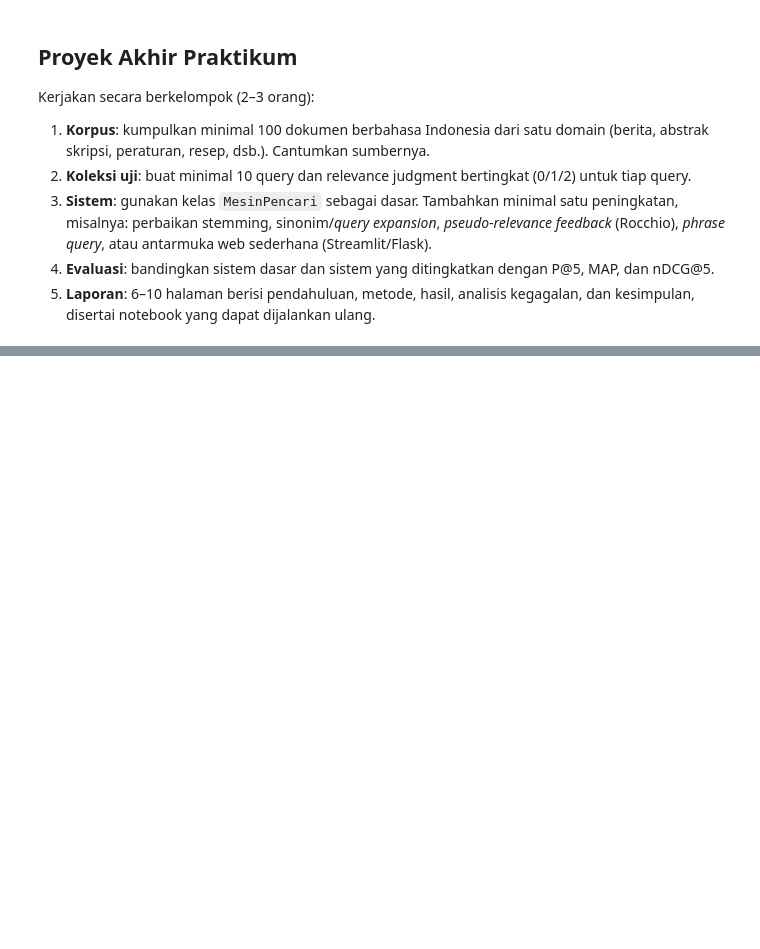
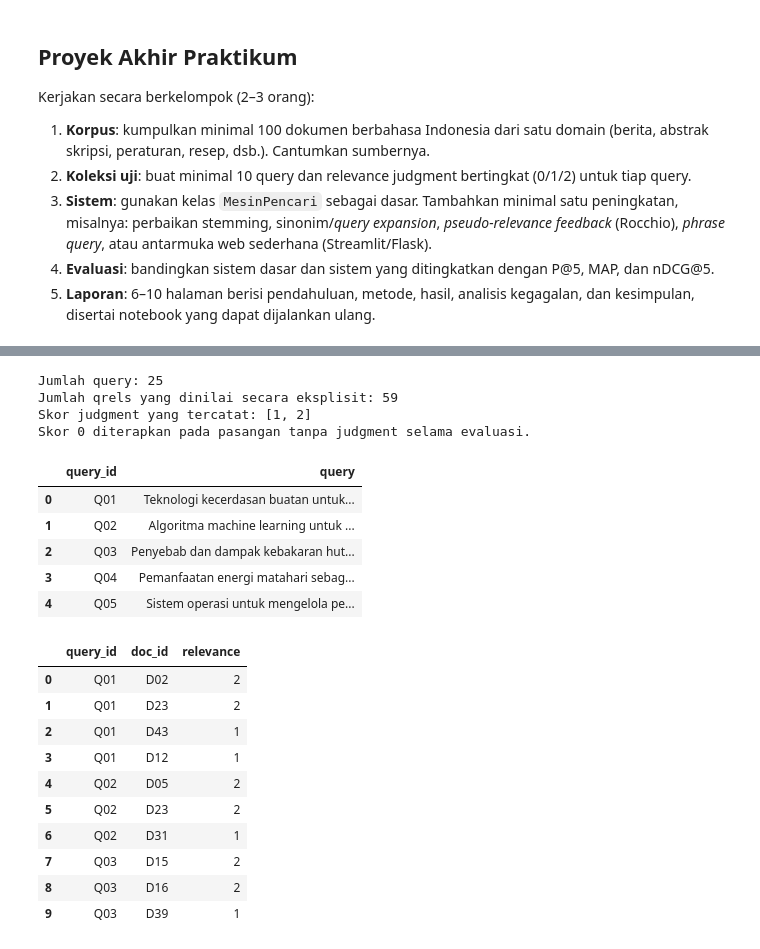
Before and after one commit to uccuuu/Project-STKI, a Jupyter notebook: notebooks/07_mesin_pencari.ipynb, the cells around one changed output, grey strips where cells are left out. Saved outputs shown, nothing was run; the diff lists cells and outputs as text; code cells hidden in the pictures; blank space fills up the shorter version.

```diff
--- a/notebooks/07_mesin_pencari.ipynb
+++ b/notebooks/07_mesin_pencari.ipynb
@@ -65,0 +44,35 @@ Hasil pencarian untuk: 'sistem pembayaran nontunai untuk pedagang'
+# %%
+# Cari tiga file dalam folder Data yang sama, bukan mengambil CSV secara acak.
+folder_kandidat = [Path.cwd() / 'Data', Path.cwd().parent / 'Data',
+                   Path.cwd(), Path.cwd().parent]
+folder_data = next((p for p in folder_kandidat if
+                    all((p / n).is_file() for n in ('korpus.csv', 'queries.csv', 'qrels.csv'))), None)
+if folder_data is None:
+    raise FileNotFoundError('Folder Data harus berisi korpus.csv, queries.csv, dan qrels.csv')
+
+df_korpus = pd.read_csv(folder_data / 'korpus.csv', encoding='utf-8-sig')
+df_queries = pd.read_csv(folder_data / 'queries.csv', encoding='utf-8-sig')
+df_qrels = pd.read_csv(folder_data / 'qrels.csv', encoding='utf-8-sig')
+for data in (df_korpus, df_queries, df_qrels):
+    data.columns = data.columns.str.strip()
+
+# Kolom sesuai dengan file korpus kelompok; error id_doc sebelumnya dicegah di sini.
+assert {'doc_id', 'judul', 'isi'} <= set(df_korpus.columns), f'Kolom korpus: {df_korpus.columns.tolist()}'
+assert {'query_id', 'query'} <= set(df_queries.columns), f'Kolom query: {df_queries.columns.tolist()}'
+assert {'query_id', 'doc_id', 'relevance'} <= set(df_qrels.columns)
+assert not df_korpus['doc_id'].duplicated().any(), 'Ada id_doc duplikat'
+assert not df_queries['query_id'].duplicated().any(), 'Ada query_id duplikat'
+assert not df_qrels.duplicated(['query_id', 'doc_id']).any(), 'Ada qrels duplikat'
+assert df_qrels['doc_id'].isin(df_korpus['doc_id']).all(), 'ID qrels tidak ditemukan di korpus'
+assert df_qrels['query_id'].isin(df_queries['query_id']).all(), 'ID qrels tidak ditemukan di queries'
+assert df_qrels['relevance'].isin([0, 1, 2, 3]).all(), 'Ada skor qrels di luar 0-3'
+if len(df_korpus) == 30 and len(df_queries) == 8:
+    raise ValueError('Terdeteksi dataset dosen (30 dokumen, 8 query). Untuk Modul 7, gunakan folder Data dalam paket ini yang berisi dataset kelompok.')
+assert not df_korpus[['doc_id', 'judul', 'isi']].isna().any().any(), 'Ada konten dokumen kosong'
+
+DAFTAR_QUERY = dict(zip(df_queries['query_id'], df_queries['query']))
+print('Folder data:', folder_data.resolve())
+print('Jumlah dokumen:', len(df_korpus))
+print('Jumlah query:', len(df_queries))
+print('Jumlah qrels tercatat:', len(df_qrels))
+display(df_korpus[['doc_id', 'judul']].head())
@@ -103,0 +376,29 @@ Kerjakan secara berkelompok (2–3 orang):
+# %%
+print('Jumlah query:', len(df_queries))
+print('Jumlah qrels yang dinilai secara eksplisit:', len(df_qrels_012))
+print('Skor judgment yang tercatat:', sorted(int(x) for x in df_qrels_012['relevance'].unique()))
+print('Skor 0 diterapkan pada pasangan tanpa judgment selama evaluasi.')
+display(df_queries.head(5))
+display(df_qrels_012.head(10))
+# %% [output]
+Jumlah query: 25
+Jumlah qrels yang dinilai secara eksplisit: 59
+Skor judgment yang tercatat: [1, 2]
+Skor 0 diterapkan pada pasangan tanpa judgment selama evaluasi.
+|  | query_id | query |
+| 0 | Q01 | Teknologi kecerdasan buatan untuk... |
+| 1 | Q02 | Algoritma machine learning untuk ... |
+| 2 | Q03 | Penyebab dan dampak kebakaran hut... |
+| 3 | Q04 | Pemanfaatan energi matahari sebag... |
+| 4 | Q05 | Sistem operasi untuk mengelola pe... |
+|  | query_id | doc_id | relevance |
+| 0 | Q01 | D02 | 2 |
+| 1 | Q01 | D23 | 2 |
+| 2 | Q01 | D43 | 1 |
+| 3 | Q01 | D12 | 1 |
+| 4 | Q02 | D05 | 2 |
+| 5 | Q02 | D23 | 2 |
+| 6 | Q02 | D31 | 1 |
+| 7 | Q03 | D15 | 2 |
+| 8 | Q03 | D16 | 2 |
+| 9 | Q03 | D39 | 1 |
```
Also changed, not shown: parts of 26 cells of this notebook, 7 other files.
